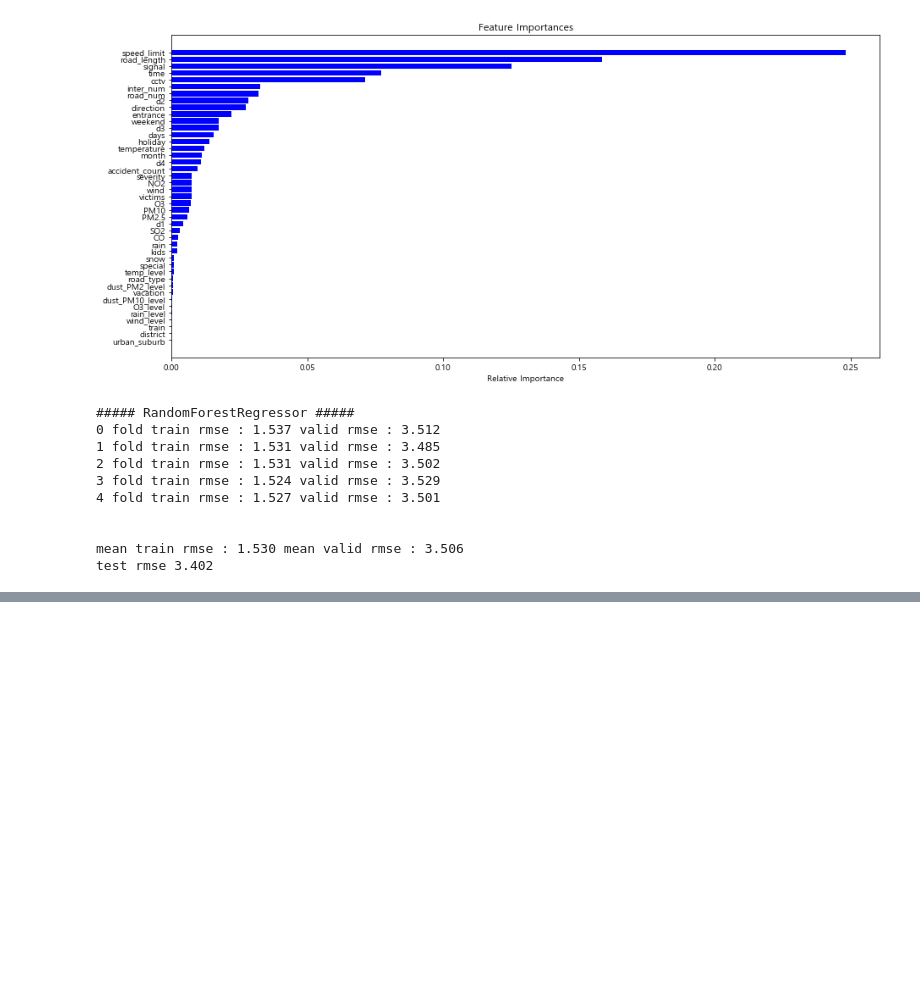
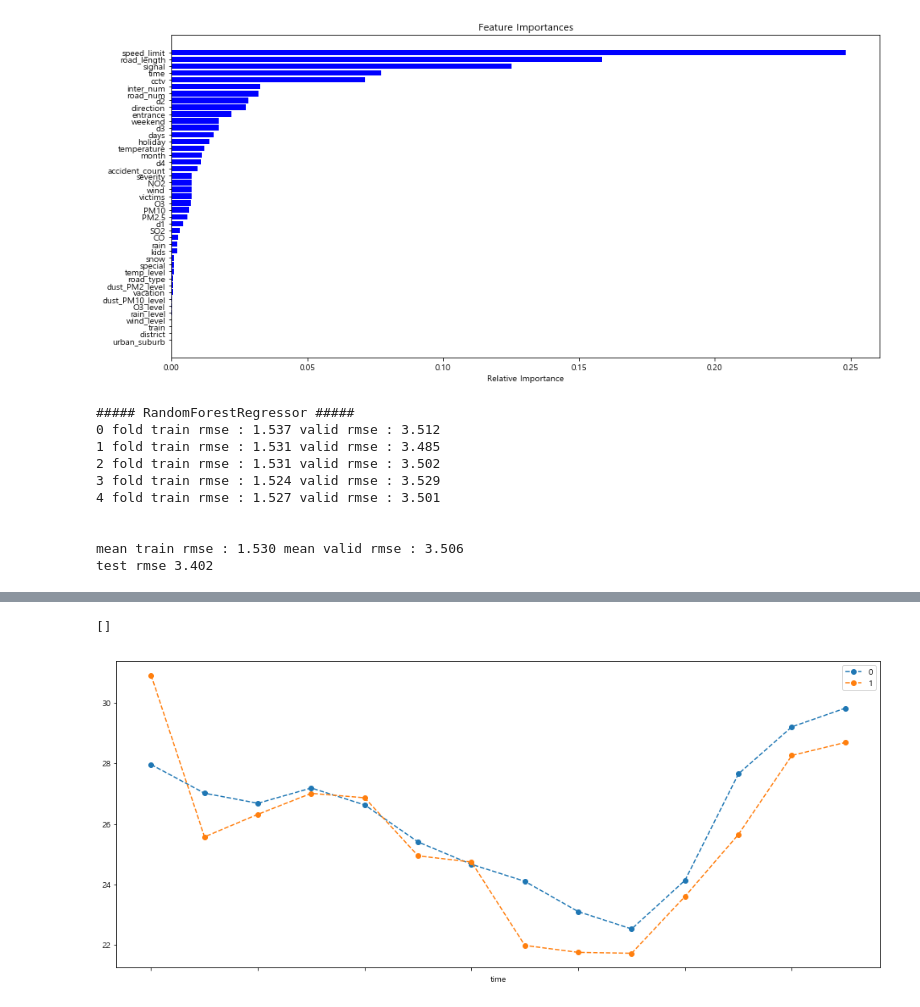
Before and after one commit to miniii222/Datamining_project, a Jupyter notebook: traffic/modeling/1_baseline_modeling.ipynb, the cells around one changed output, grey strips where cells are left out. Drawn from its saved outputs; the diff is of its cells as text; code cells hidden in the pictures; blank space fills up the shorter version.

```diff
--- a/traffic/modeling/1_baseline_modeling.ipynb
+++ b/traffic/modeling/1_baseline_modeling.ipynb
@@ -404,0 +464,6 @@ test rmse 3.402
+# %%
+#강수별, 시간대별 평균 속도
+wind_time = pd.DataFrame(df.groupby(['wind_level','time'])['y'].mean())
+wind_time = wind_time.unstack()
+
+wind_time
@@ -404,0 +476,12 @@ test rmse 3.402
+# %%
+plt.figure(figsize=(17,7))
+wind_time.loc[0, :].plot(label = '0',ls="--",marker="o")
+wind_time.loc[1, :].plot(label = '1',ls="--",marker="o")
+
+
+plt.xlabel('time')
+plt.legend()
+plt.plot()
+# %% [output]
+[]
+[figure, added]
```
Also changed, not shown: parts of 12 cells of this notebook.
